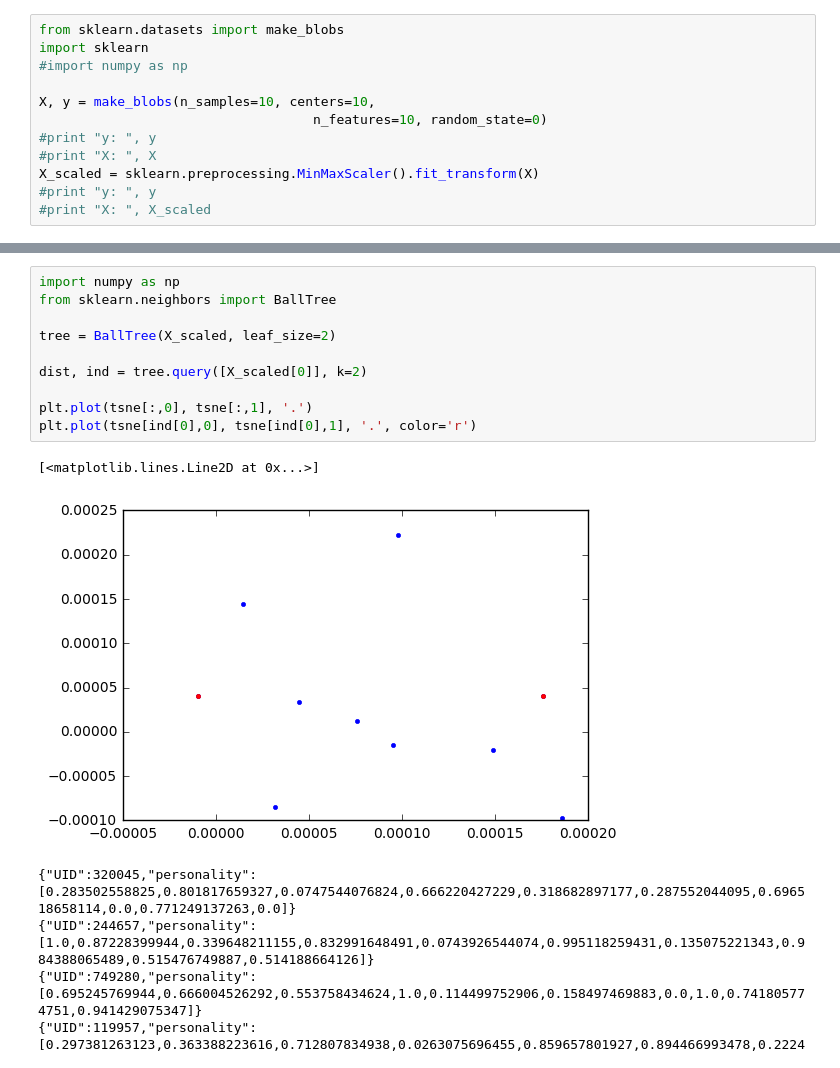
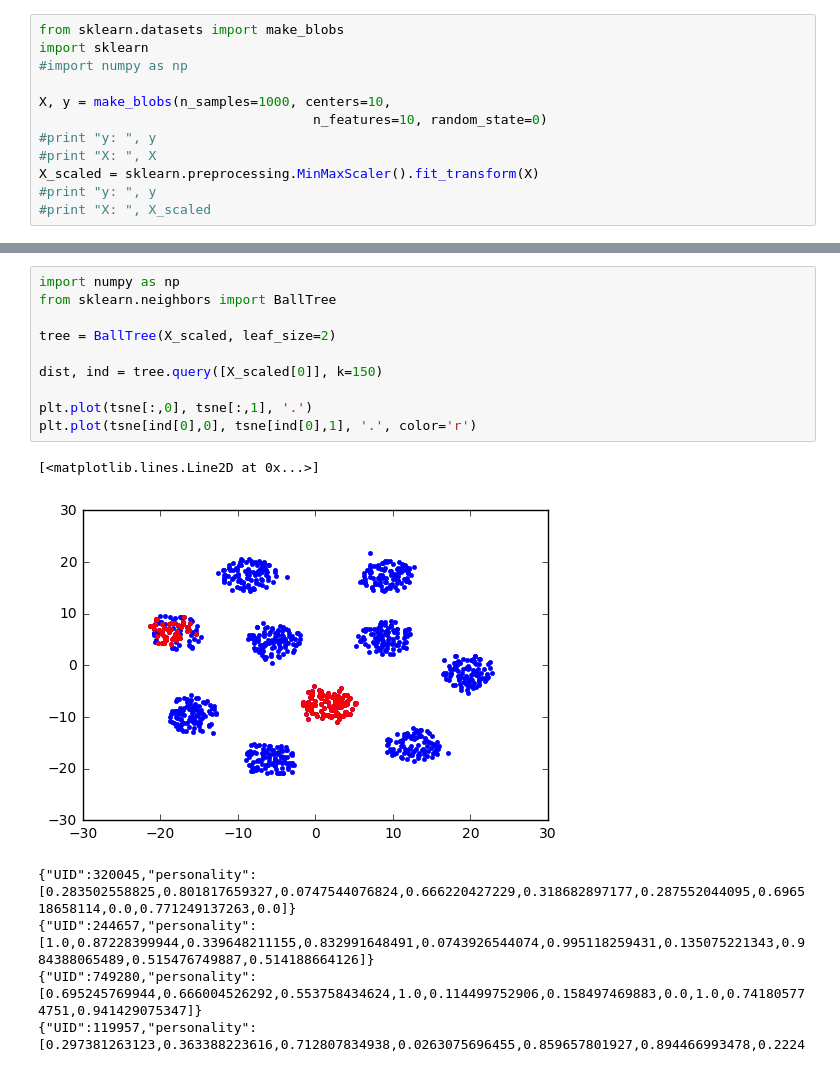
Before and after one commit to cowhi/bluehack, a Jupyter notebook: DataGeneration.ipynb, the cells around one changed output, grey strips where cells are left out. Cells and saved outputs as stored; diff of their text form.

```diff
--- a/DataGeneration.ipynb
+++ b/DataGeneration.ipynb
@@ -3,7 +3,7 @@ from sklearn.datasets import make_blobs
 import sklearn
 #import numpy as np
 
-X, y = make_blobs(n_samples=10, centers=10,
+X, y = make_blobs(n_samples=1000, centers=10,
                                    n_features=10, random_state=0)
 #print "y: ", y
 #print "X: ", X
@@ -25,16 +25,16 @@ plt.plot(tsne[:,0], tsne[:,1], '.')
 # %%
 import numpy as np
 from sklearn.neighbors import BallTree
 
 tree = BallTree(X_scaled, leaf_size=2)
 
-dist, ind = tree.query([X_scaled[0]], k=2)
+dist, ind = tree.query([X_scaled[0]], k=150)
 
 plt.plot(tsne[:,0], tsne[:,1], '.')
 plt.plot(tsne[ind[0],0], tsne[ind[0],1], '.', color='r')
 # %% [output]
 [<matplotlib.lines.Line2D at 0x...>]
-[figure, old version]
+[figure, new version]
 # %%
 # %% [output]
 {"UID":320045,"personality":[0.283502558825,0.801817659327,0.0747544076824,0.666220427229,0.318682897177,0.287552044095,0.696518658114,0.0,0.771249137263,0.0]}
```
Also changed, not shown: parts of 1 cell of this notebook, 33 other files.
